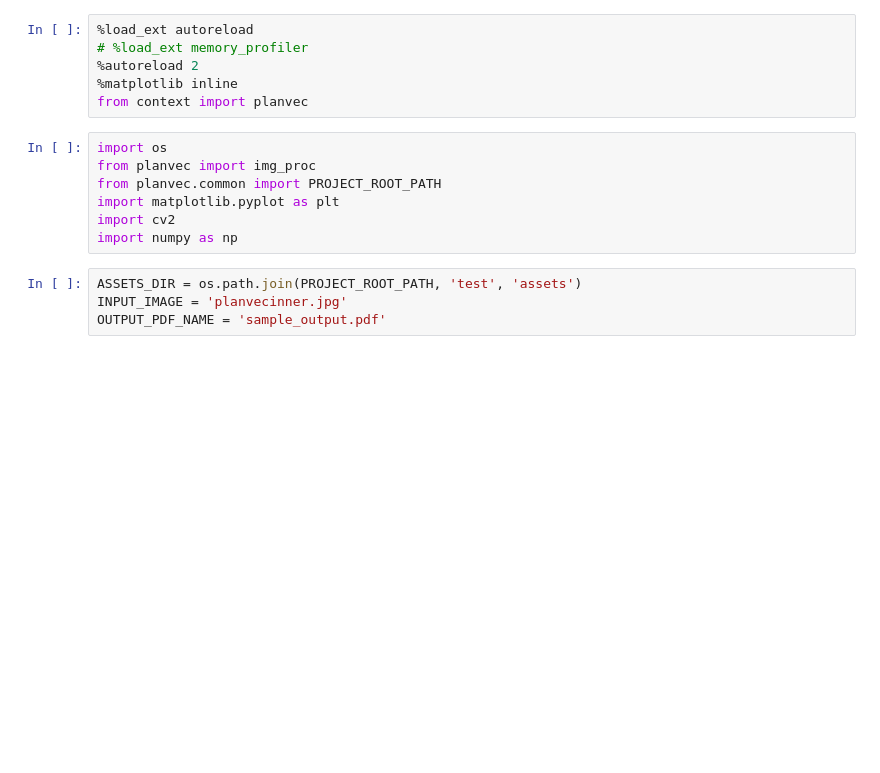
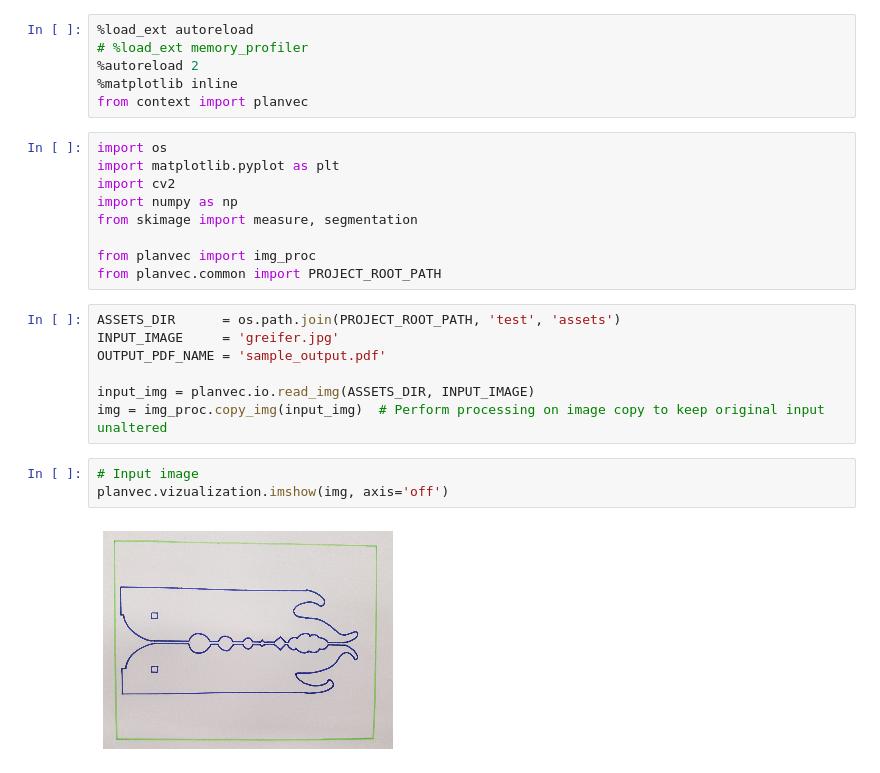
Before and after one commit to cybathlon-at-school/planvec, a Jupyter notebook: notebooks/img_vectorization.ipynb, the cells around one changed output. Cells and saved outputs as stored; diff of their text form; blank space fills up the shorter version.

```diff
--- a/notebooks/img_vectorization.ipynb
+++ b/notebooks/img_vectorization.ipynb
@@ -6,12 +6,22 @@
 from context import planvec
 # %%
 import os
-from planvec import img_proc
-from planvec.common import PROJECT_ROOT_PATH
 import matplotlib.pyplot as plt
 import cv2
 import numpy as np
+from skimage import measure, segmentation
+
+from planvec import img_proc
+from planvec.common import PROJECT_ROOT_PATH
 # %%
-ASSETS_DIR = os.path.join(PROJECT_ROOT_PATH, 'test', 'assets')
-INPUT_IMAGE = 'planvecinner.jpg'
+ASSETS_DIR      = os.path.join(PROJECT_ROOT_PATH, 'test', 'assets')
+INPUT_IMAGE     = 'greifer.jpg'
 OUTPUT_PDF_NAME = 'sample_output.pdf'
+
+input_img = planvec.io.read_img(ASSETS_DIR, INPUT_IMAGE)
+img = img_proc.copy_img(input_img)  # Perform processing on image copy to keep original input unaltered
+# %%
+# Input image
+planvec.vizualization.imshow(img, axis='off')
+# %% [output]
+[figure, added]
```
Also changed, not shown: parts of 18 cells of this notebook, 6 other files.
